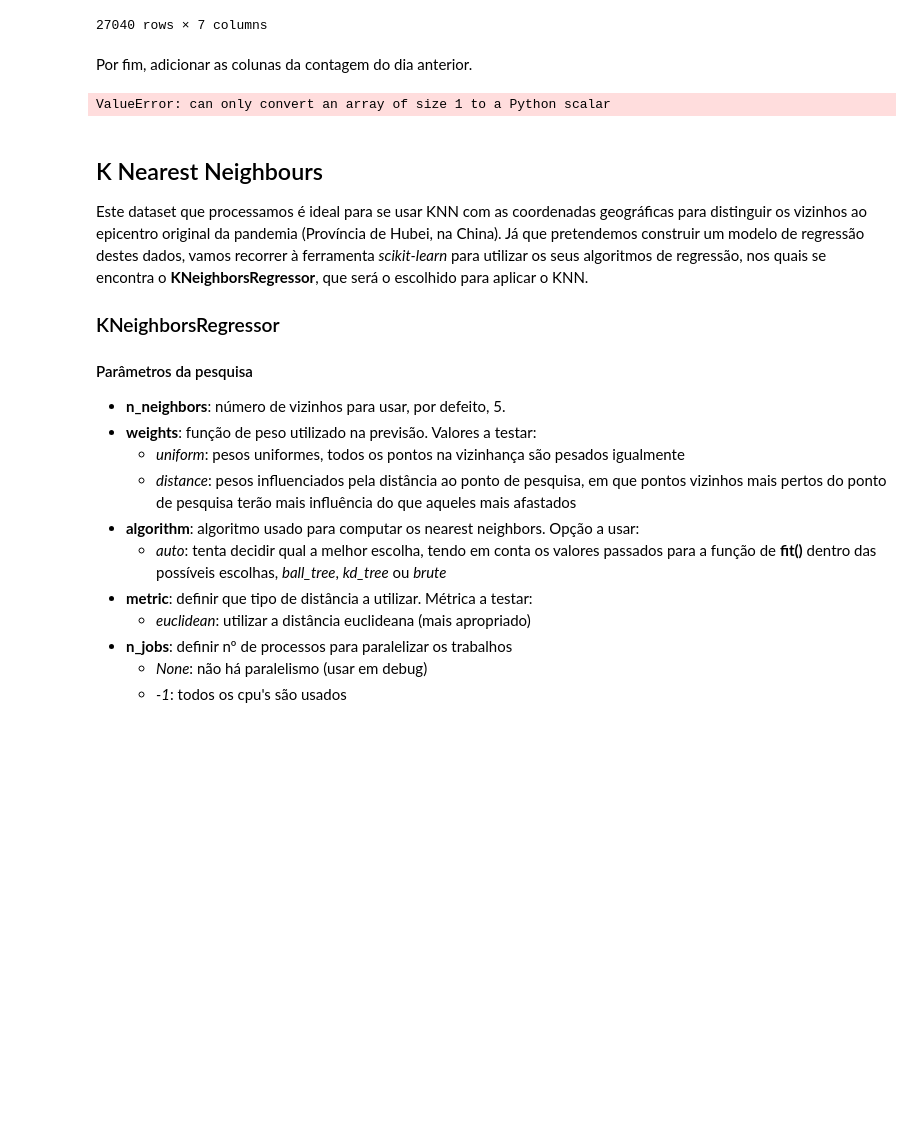
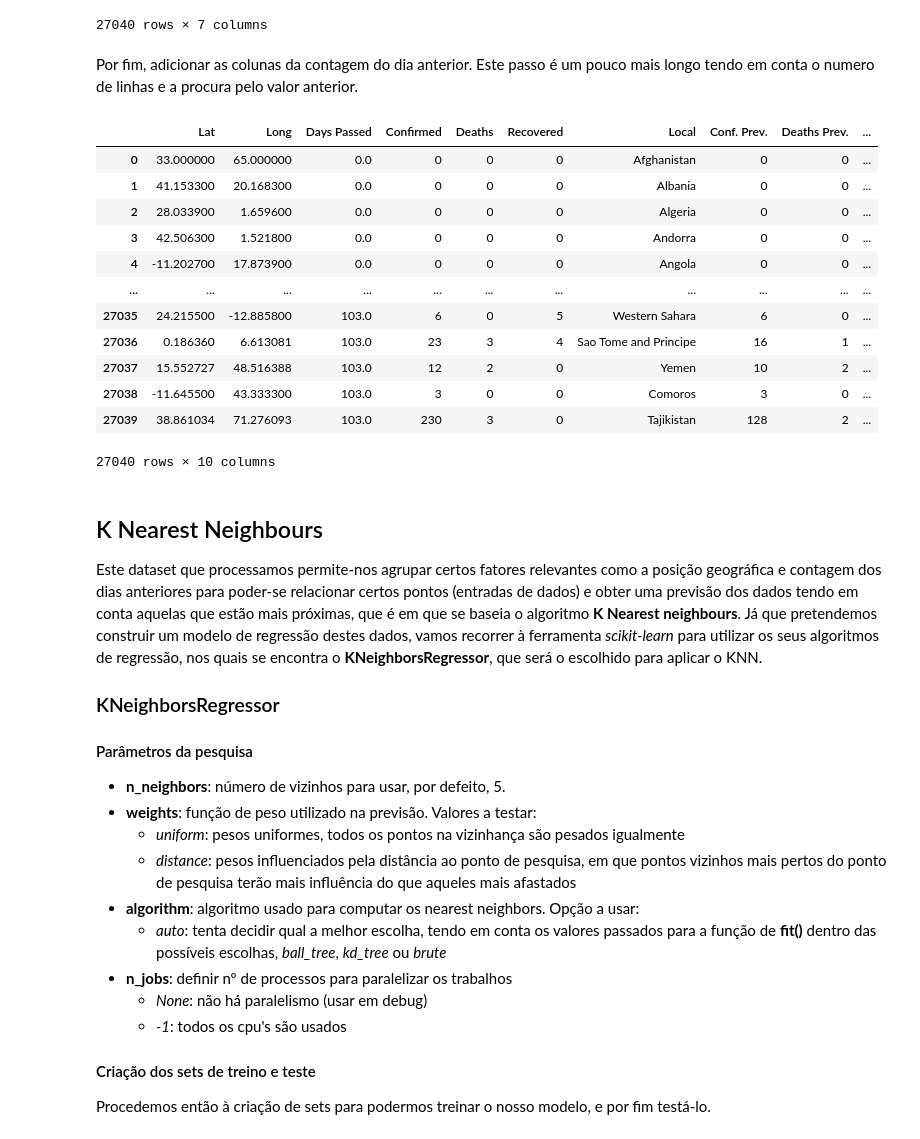
Before and after one commit to JoaoRicardoCardoso/MIEIC_IART_19_PROJ, a Jupyter notebook: PROJ2/Distance.Epi.ipynb, the cells around one changed output. Cells and saved outputs as stored; diff of their text form; code cells hidden in the pictures; blank space fills up the shorter version.

```diff
--- a/PROJ2/Distance.Epi.ipynb
+++ b/PROJ2/Distance.Epi.ipynb
@@ -107,20 +107,38 @@ covid_data
 | 27039 | 38.861034 | 71.276093 | 103.0 | 230 | 3 | 0 | Tajikistan |
 27040 rows × 7 columns
 # %% [markdown]
-Por fim, adicionar as colunas da contagem do dia anterior.
+Por fim, adicionar as colunas da contagem do dia anterior. Este passo é um pouco mais longo tendo em conta o numero de linhas e a procura pelo valor anterior.
 # %%
-covid_data['Confirmed Before'] = covid_data.apply(lambda row:
-                                                      covid_data.loc[(covid_data['Local'] == row['Local']) & (covid_data['Days Passed'] == row['Days Passed']-1).item(), 'Confirmed']
+covid_data['Conf. Prev.'] = covid_data.apply(lambda row:
+                                                      covid_data[(covid_data['Local'] == row['Local']) & (covid_data['Days Passed'] == row['Days Passed']-1)]['Confirmed'].item()
+                                                      if row['Days Passed'] > 0 else 0,axis=1)
+covid_data['Deaths Prev.'] = covid_data.apply(lambda row:
+                                                      covid_data[(covid_data['Local'] == row['Local']) & (covid_data['Days Passed'] == row['Days Passed']-1)]['Deaths'].item()
+                                                      if row['Days Passed'] > 0 else 0,axis=1)
+covid_data['Recov. Prev.'] = covid_data.apply(lambda row:
+                                                      covid_data[(covid_data['Local'] == row['Local']) & (covid_data['Days Passed'] == row['Days Passed']-1)]['Recovered'].item()
                                                       if row['Days Passed'] > 0 else 0,axis=1)
 covid_data
 # %% [output]
+|  | Lat | Long | Days Passed | Confirmed | Deaths | Recovered | Local | Conf. Prev. | Deaths Prev. | ... |
+| 0 | 33.000000 | 65.000000 | 0.0 | 0 | 0 | 0 | Afghanistan | 0 | 0 | ... |
+| 1 | 41.153300 | 20.168300 | 0.0 | 0 | 0 | 0 | Albania | 0 | 0 | ... |
+| 2 | 28.033900 | 1.659600 | 0.0 | 0 | 0 | 0 | Algeria | 0 | 0 | ... |
+| 3 | 42.506300 | 1.521800 | 0.0 | 0 | 0 | 0 | Andorra | 0 | 0 | ... |
+| 4 | -11.202700 | 17.873900 | 0.0 | 0 | 0 | 0 | Angola | 0 | 0 | ... |
+| ... | ... | ... | ... | ... | ... | ... | ... | ... | ... | ... |
+| 27035 | 24.215500 | -12.885800 | 103.0 | 6 | 0 | 5 | Western Sahara | 6 | 0 | ... |
+| 27036 | 0.186360 | 6.613081 | 103.0 | 23 | 3 | 4 | Sao Tome and Principe | 16 | 1 | ... |
+| 27037 | 15.552727 | 48.516388 | 103.0 | 12 | 2 | 0 | Yemen | 10 | 2 | ... |
+| 27038 | -11.645500 | 43.333300 | 103.0 | 3 | 0 | 0 | Comoros | 3 | 0 | ... |
+| 27039 | 38.861034 | 71.276093 | 103.0 | 230 | 3 | 0 | Tajikistan | 128 | 2 | ... |
-ValueError: can only convert an array of size 1 to a Python scalar
+27040 rows × 10 columns
 # %%
 with pd.ExcelWriter('covid_19_distance.xlsx') as writer:
     covid_data.to_excel(writer)
 # %% [markdown]
 ## K Nearest Neighbours
-Este dataset que processamos é ideal para se usar KNN com as coordenadas geográficas para distinguir os vizinhos ao epicentro original da pandemia (Província de Hubei, na China).
+Este dataset que processamos permite-nos agrupar certos fatores relevantes como a posição geográfica e contagem dos dias anteriores para  poder-se relacionar certos pontos (entradas de dados) e obter uma previsão dos dados tendo em conta aquelas que estão mais próximas, que é em que se baseia o algoritmo **K Nearest neighbours**.
 Já que pretendemos construir um modelo de regressão destes dados, vamos recorrer à ferramenta *scikit-learn* para utilizar os seus algoritmos de regressão, nos quais se encontra o **KNeighborsRegressor**, que será o escolhido para aplicar o KNN.
 
 ### KNeighborsRegressor
@@ -131,8 +149,9 @@ Já que pretendemos construir um modelo de regressão destes dados, vamos recorr
     * *distance*: pesos influenciados pela distância ao ponto de pesquisa, em que pontos vizinhos mais pertos do ponto de pesquisa terão mais influência do que aqueles mais afastados
 * **algorithm**: algoritmo usado para computar os nearest neighbors. Opção a usar:
     * *auto*: tenta decidir qual a melhor escolha, tendo em conta os valores passados para a função de **fit()** dentro das possíveis escolhas, *ball_tree*, *kd_tree* ou *brute*
-* **metric**: definir que tipo de distância a utilizar. Métrica a testar:
-    * *euclidean*: utilizar a distância euclideana (mais apropriado)
 * **n_jobs**: definir nº de processos para paralelizar os trabalhos
     * *None*: não há paralelismo (usar em debug)
     * *-1*: todos os cpu's são usados
+
+#### Criação dos sets de treino e teste
+Procedemos então à criação de sets para podermos treinar o nosso modelo, e por fim testá-lo.
```
Also changed, not shown: parts of 6 cells of this notebook, 1 other file.
